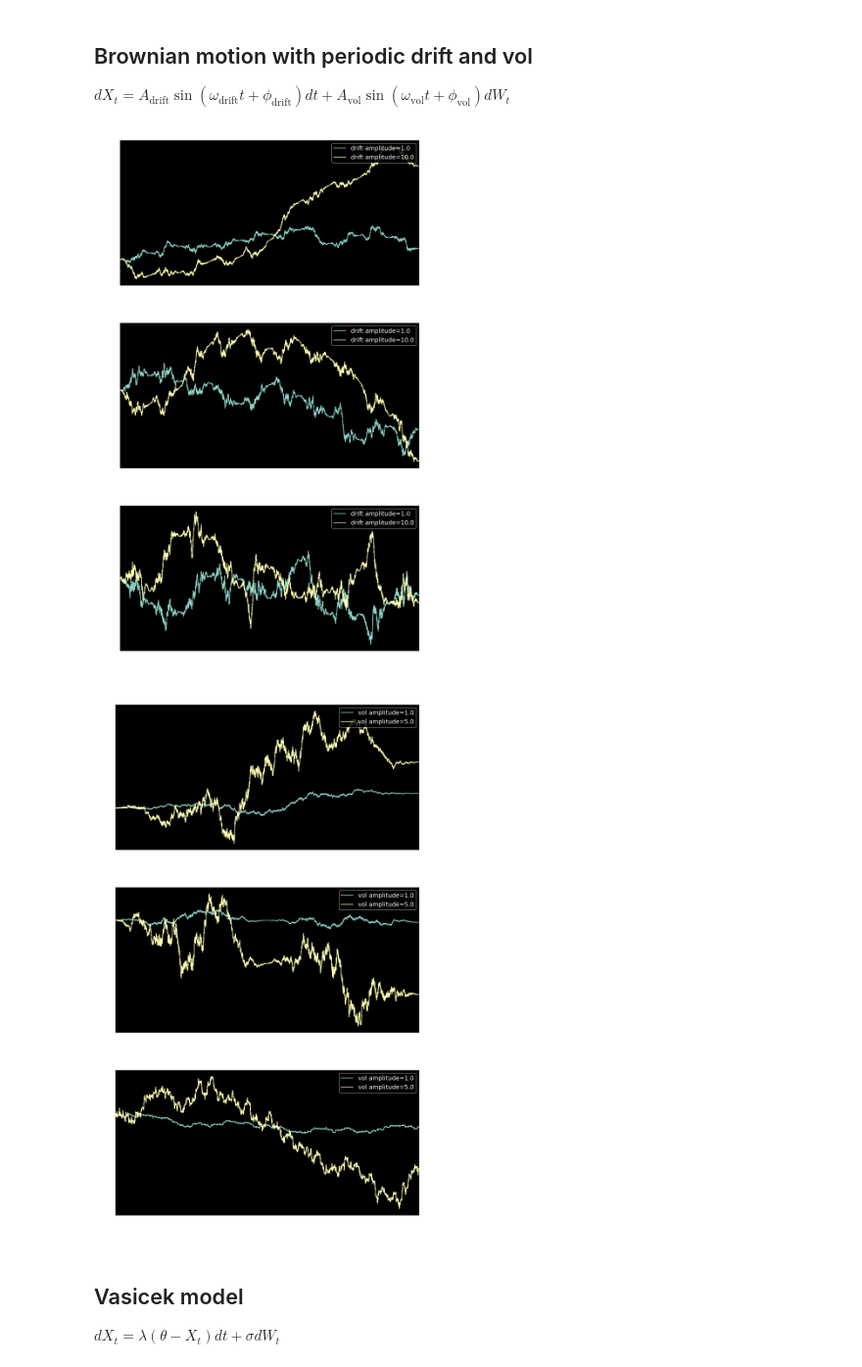
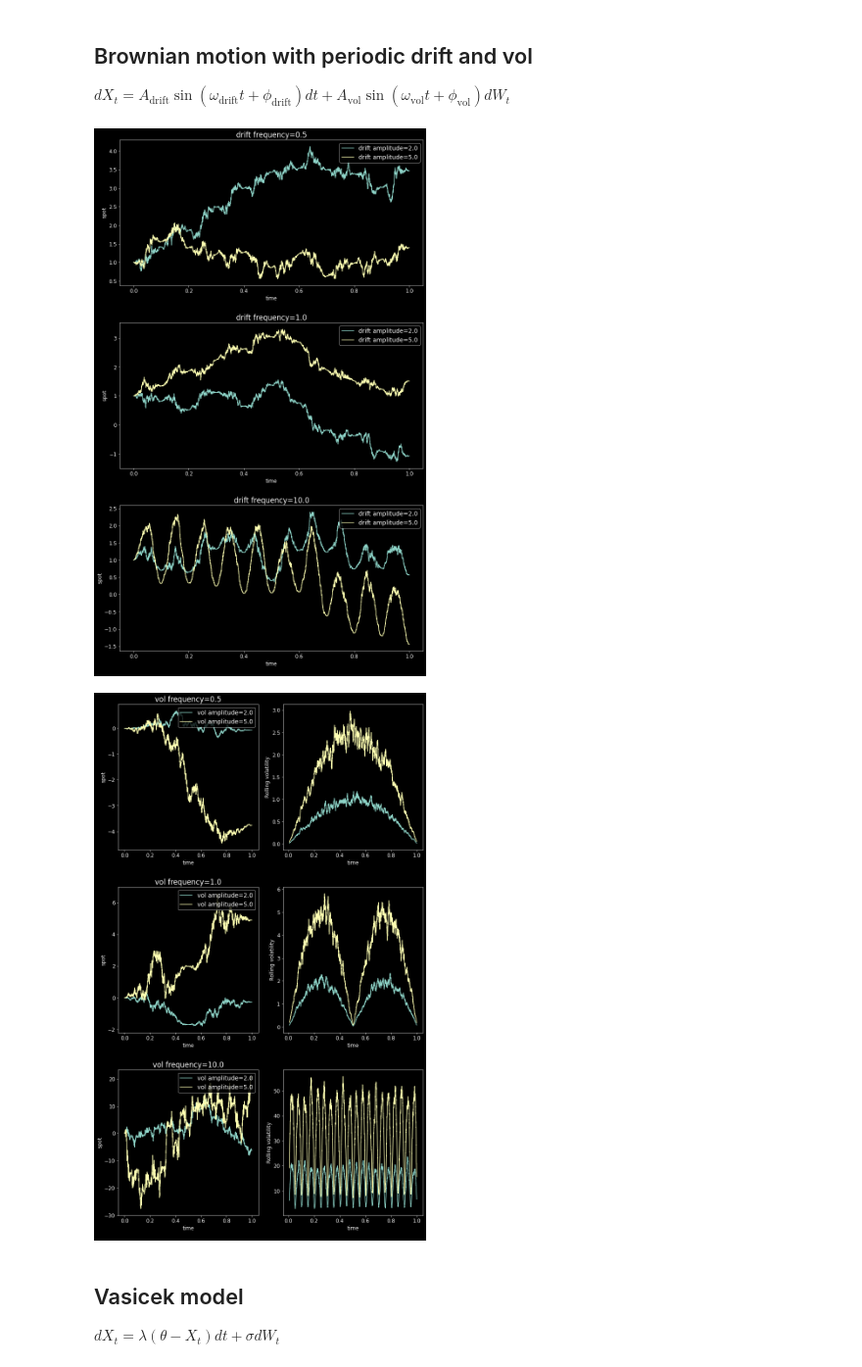
Before and after one commit to sauxpa/stochastic, a Jupyter notebook: examples/ito_diffusions_examples/brownian_1d_diffusions.ipynb, the cells around one changed output. Shown at 98% size. Saved outputs shown, nothing was run; the diff lists cells and outputs as text; code cells hidden in the pictures.

```diff
--- a/examples/ito_diffusions_examples/brownian_1d_diffusions.ipynb
+++ b/examples/ito_diffusions_examples/brownian_1d_diffusions.ipynb
@@ -151,15 +151,15 @@ $dX_t = A_{\text{drift}} \sin(\omega_{\text{drift}}t + \phi_{\text{drift}}) dt +
 fig, axes = plt.subplots(nrows=3, ncols=1)
 
 drift_amp_sets = [
-    [1.0, 10.0],
-    [1.0, 10.0],
-    [1.0, 10.0],
+    [2.0, 5.0],
+    [2.0, 5.0],
+    [2.0, 5.0],
 ]
 
 drift_freqs = [
     0.5,
     1.0,
-    50.0,
+    10.0,
 ]
 
 X = BMPeriodic(x0=1.0,
@@ -174,7 +174,7 @@ for i, ax in enumerate(axes):
     drift_amps = drift_amp_sets[i]
     drift_freq = drift_freqs[i]
     for drift_amp in drift_amps:
-        X.drift_amp = drift_amp
+        X.drift_amp = drift_amp * drift_freq
         X.drift_freq = drift_freq
         df = X.simulate()
         df.columns = ['drift amplitude={}'.format(drift_amp)]
@@ -188,49 +188,56 @@ for i, ax in enumerate(axes):
 plt.tight_layout()
 plt.show()
 # %% [output]
-[figure, old version]
+[figure, new version]
 # %%
-fig, axes = plt.subplots(nrows=3, ncols=1)
+fig, axess = plt.subplots(nrows=3, ncols=2)
 
 vol_amp_sets = [
-    [1.0, 5.0],
-    [1.0, 5.0],
-    [1.0, 5.0],
+    [2.0, 5.0],
+    [2.0, 5.0],
+    [2.0, 5.0],
 ]
 
 vol_freqs = [
     0.5,
     1.0,
-    50.0,
+    10.0,
 ]
 
 X = BMPeriodic(x0=0.0,
                T=T,
                scheme_steps=SCHEME_STEPS,
                drift_amp=0.0,
-               drift_freq=1.0,
+               drift_freq=0.0,
                drift_phase=0.0,
               )
 
-for i, ax in enumerate(axes):
+for i, axes in enumerate(axess):
     vol_amps = vol_amp_sets[i]
     vol_freq = vol_freqs[i]
     for vol_amp in vol_amps:
-        X.vol_amp = vol_amp
+        X.vol_amp = vol_amp * vol_freq
         X.vol_freq = vol_freq
         df = X.simulate()
         df.columns = ['vol amplitude={}'.format(vol_amp)]
-        df.plot(kind='line', ax=ax)
 
-    ax.set_xlabel('time\n')
-    ax.set_ylabel('spot')
-    ax.legend(loc='upper right')
-    ax.set_title('vol frequency={}'.format(vol_freq))
+        df.plot(kind='line', ax=axes[0])
+        (df.diff().rolling(100).std() / X.scheme_step_sqrt).plot(kind='line', ax=axes[1])
+
+    axes[0].set_xlabel('time\n')
+    axes[0].set_ylabel('spot')
+    axes[0].legend(loc='upper right')
+    axes[0].set_title('vol frequency={}'.format(vol_freq))
+
+    axes[1].set_xlabel('time\n')
+    axes[1].set_ylabel('Rolling volatility')
+    axes[1].legend().remove()
+
 
 plt.tight_layout()
 plt.show()
 # %% [output]
-[figure, old version]
+[figure, new version]
 # %% [markdown]
 ## Vasicek model
 
```
Also changed, not shown: parts of 8 cells of this notebook.
